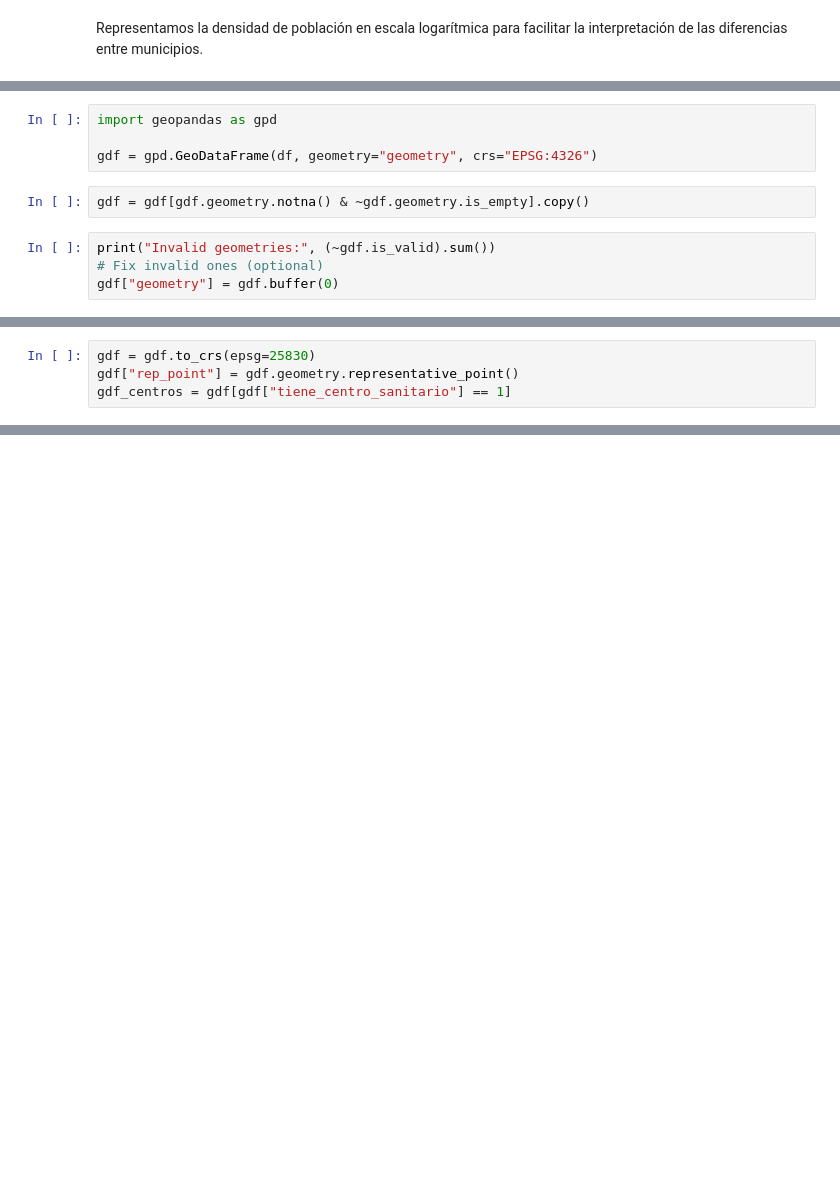
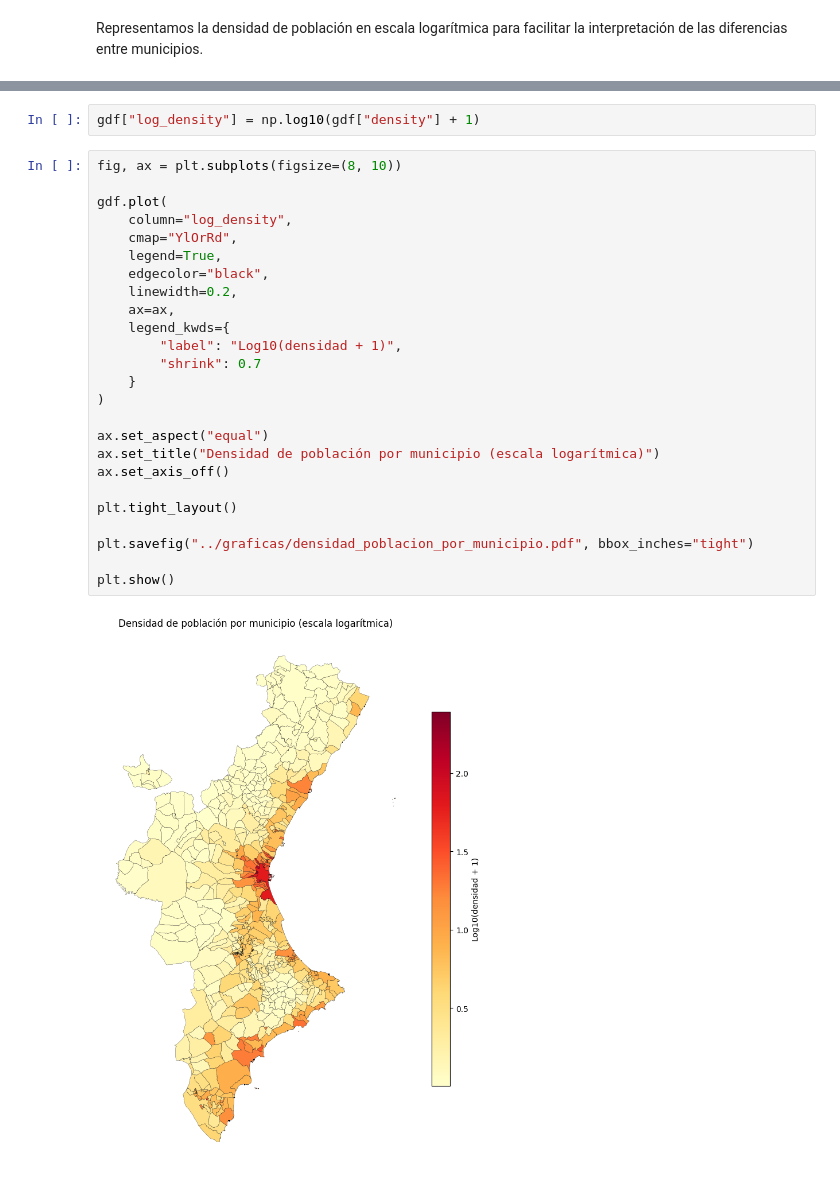
Before and after one commit to nt33/PRVD-Proyecto_Salud, a Jupyter notebook: 03-analisis/analisis_descriptivo.ipynb, the cells around one changed output, grey strips where cells are left out. Cells and saved outputs as stored; diff of their text form; blank space fills up the shorter version.

```diff
--- a/03-analisis/analisis_descriptivo.ipynb
+++ b/03-analisis/analisis_descriptivo.ipynb
@@ -141,10 +38,0 @@ Any empty geometries: 0
-# %%
-import geopandas as gpd
-
-gdf = gpd.GeoDataFrame(df, geometry="geometry", crs="EPSG:4326")
-# %%
-gdf = gdf[gdf.geometry.notna() & ~gdf.geometry.is_empty].copy()
-# %%
-print("Invalid geometries:", (~gdf.is_valid).sum())
-# Fix invalid ones (optional)
-gdf["geometry"] = gdf.buffer(0)
@@ -153,4 +38,0 @@ Invalid geometries: 3
-# %%
-gdf = gdf.to_crs(epsg=25830)
-gdf["rep_point"] = gdf.geometry.representative_point()
-gdf_centros = gdf[gdf["tiene_centro_sanitario"] == 1]
@@ -311,0 +39,29 @@ plt.show()
+# %%
+gdf["log_density"] = np.log10(gdf["density"] + 1)
+# %%
+fig, ax = plt.subplots(figsize=(8, 10))
+
+gdf.plot(
+    column="log_density",
+    cmap="YlOrRd",
+    legend=True,
+    edgecolor="black",
+    linewidth=0.2,
+    ax=ax,
+    legend_kwds={
+        "label": "Log10(densidad + 1)",
+        "shrink": 0.7
+    }
+)
+
+ax.set_aspect("equal")
+ax.set_title("Densidad de población por municipio (escala logarítmica)")
+ax.set_axis_off()
+
+plt.tight_layout()
+
+plt.savefig("../graficas/densidad_poblacion_por_municipio.pdf", bbox_inches="tight")
+
+plt.show()
+# %% [output]
+[figure, added]
```
Also changed, not shown: parts of 49 cells of this notebook, 12 other files.
